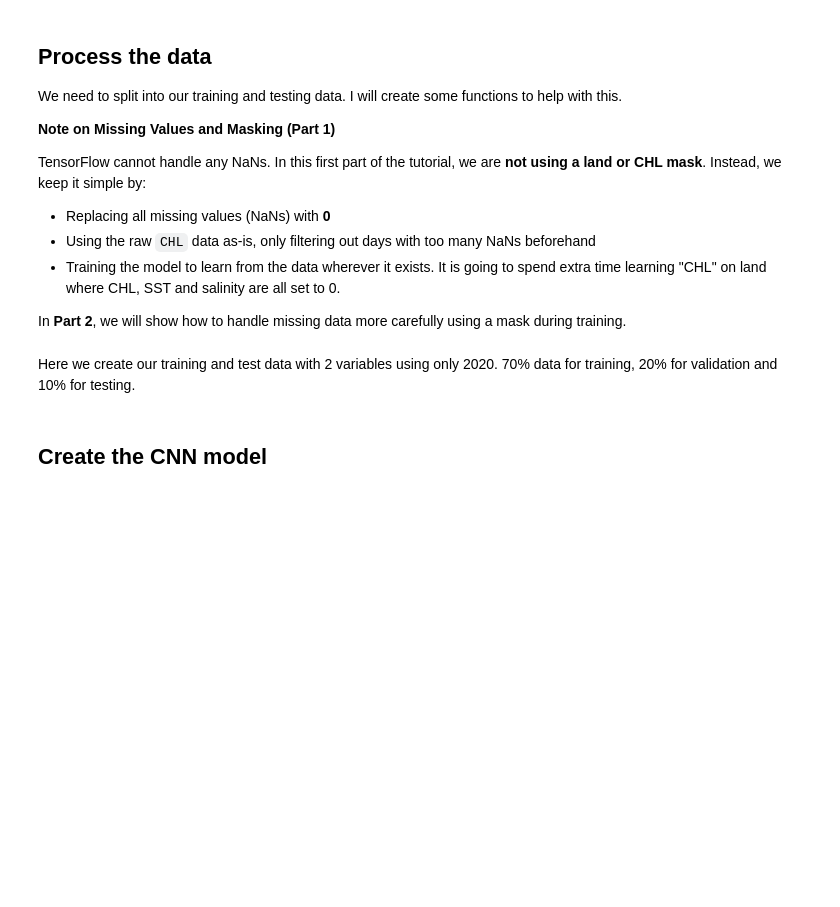
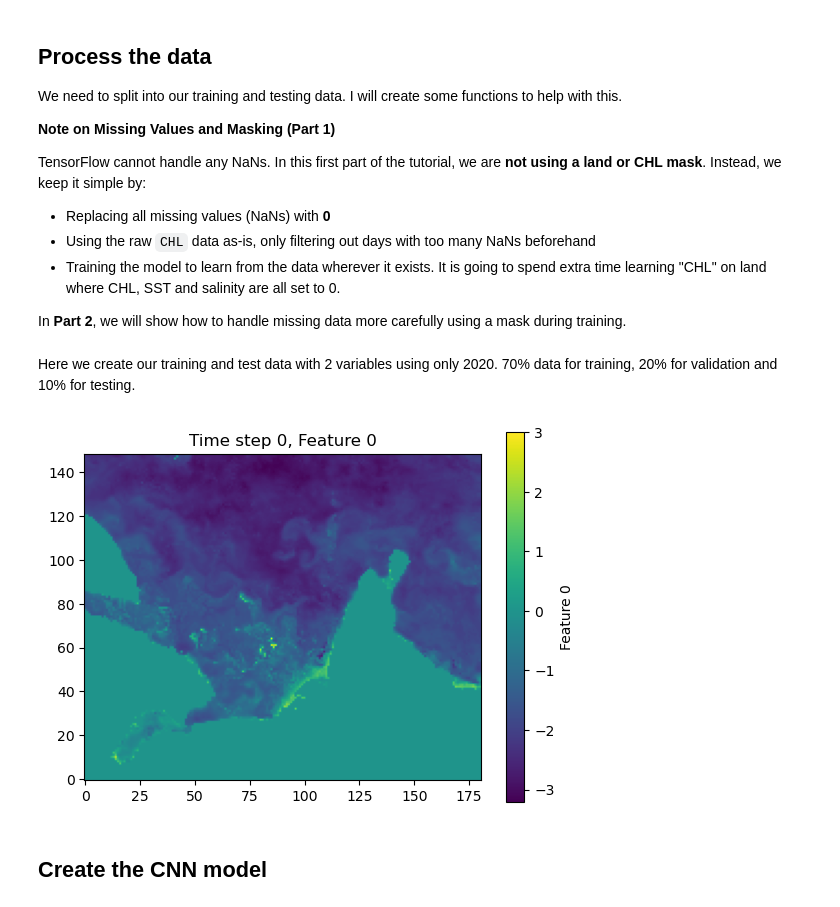
Before and after one commit to ocean-satellite-tools/mind-the-chl-gap, a Jupyter notebook: book/notebooks/CHL_prediction_CNN_Part_1.ipynb, the cells around one changed output. Saved outputs shown, nothing was run; the diff lists cells and outputs as text; code cells hidden in the pictures; blank space fills up the shorter version.

```diff
--- a/book/notebooks/CHL_prediction_CNN_Part_1.ipynb
+++ b/book/notebooks/CHL_prediction_CNN_Part_1.ipynb
@@ -70,5 +70,5 @@ For Part I, we will use a data set in the shared drive. In Part II, we will look
 # %%
 # read in the Zarr file; a 3D (time, lat, lon) cube for a bunch of variables in the Indian Ocean
-zarr_ds = xr.open_zarr("~/shared/mind_the_chl_gap/IO.zarr")
-zarr_ds
+dataset = xr.open_zarr("~/shared-readwrite/cnn/part1.zarr")
+dataset
 # %% [output]
@@ -384,0 +193,12 @@ X_train, y_train, X_val, y_val, X_test, y_test = time_series_split(model_data, s
+# %%
+import matplotlib.pyplot as plt
+
+# Example: plot the first time step (index 0) and the first feature (index 0)
+slice_to_plot = y[10, :, :].compute()
+
+plt.imshow(slice_to_plot, origin='lower', vmax=3)  # Adjust origin as needed
+plt.colorbar(label="Feature 0")
+plt.title("Time step 0, Feature 0")
+plt.show()
+# %% [output]
+[figure, added]
```
Also changed, not shown: parts of 37 cells of this notebook, 2 other files.
